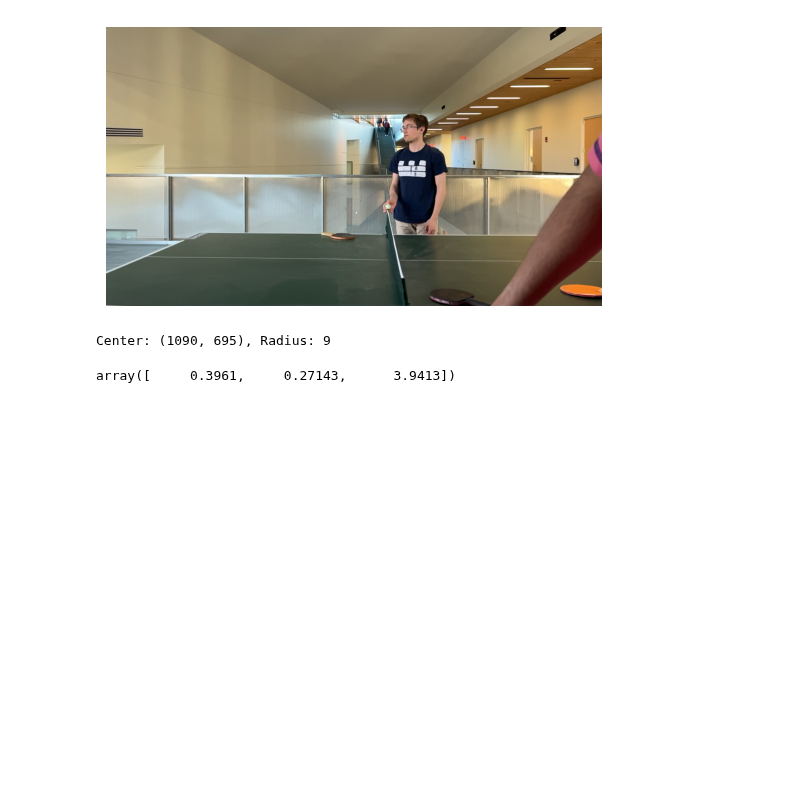
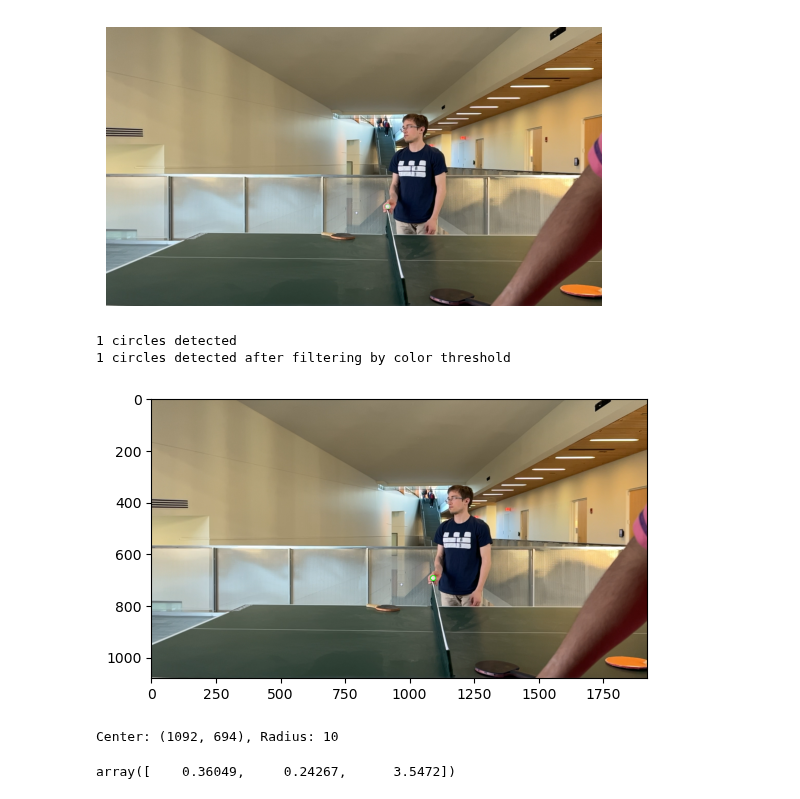
Before and after one commit to Priyanshu4/PingPongTracking, a Jupyter notebook: notebooks/calibration_test.ipynb, the cells around one changed output. Cells and saved outputs as stored; diff of their text form; code cells hidden in the pictures; blank space fills up the shorter version.

Commit message:
Circle detection with cv2.HoughCircles

```diff
--- a/notebooks/calibration_test.ipynb
+++ b/notebooks/calibration_test.ipynb
@@ -109,0 +66,12 @@ else:
+# %%
+circle_detector = CircleDetector()
+circles = circle_detector.hough_circles(ping_pong_ball_close_image, minRadius=10, maxRadius=30, param1=50, param2=30, minDist=20)
+print(f"{len(circles)} circles detected")
+sensitivity = 50
+lower_white = np.array([0,0,255-sensitivity])
+upper_white = np.array([255,sensitivity,255])
+circles = circle_detector.filter_circles_by_color_threshold(ping_pong_ball_close_image, circles, color_low_hsv=lower_white, color_high_hsv=upper_white, threshold=0.3)
+print(f"{len(circles)} circles detected after filtering by color threshold")
+
+aug_img = circle_detector.draw_circles(ping_pong_ball_close_image, circles, color=(0, 255, 0), thickness=2)
+_ = plt.imshow(cv2.cvtColor(aug_img, cv2.COLOR_BGR2RGB))
@@ -134,14 +106,34 @@ plt.axis('off')
 plt.show()
 # %% [output]
 [figure]
+# %%
+circles = circle_detector.hough_circles(ping_pong_ball_far_image, minRadius=5, maxRadius=20, param1=50, param2=30, minDist=10)
+print(f"{len(circles)} circles detected")
+sensitivity = 50
+lower_white = np.array([0,0,255-sensitivity])
+upper_white = np.array([255,sensitivity,255])
+circles = circle_detector.filter_circles_by_color_threshold(ping_pong_ball_far_image, circles, color_low_hsv=lower_white, color_high_hsv=upper_white, threshold=0.3)
+print(f"{len(circles)} circles detected after filtering by color threshold")
+
+aug_img = circle_detector.draw_circles(ping_pong_ball_far_image, circles, color=(0, 255, 0), thickness=2)
+_ = plt.imshow(cv2.cvtColor(aug_img, cv2.COLOR_BGR2RGB))
+# %% [output]
+1 circles detected
+1 circles detected after filtering by color threshold
+[figure, added]
 # %%
+ping_pong_ball = circles[0]
+ping_pong_ball_center_x = ping_pong_ball[0]
+ping_pong_ball_center_y = ping_pong_ball[1]
+ping_pong_ball_radius = ping_pong_ball[2]
+
 print(f'Center: ({ping_pong_ball_center_x}, {ping_pong_ball_center_y}), Radius: {ping_pong_ball_radius}')
 
 ball_position_far = position_estimator.ball_position_camera_reference_frame(ping_pong_ball_center_x, ping_pong_ball_center_y, ping_pong_ball_radius * 2)
 ball_position_far
 # %% [output]
-Center: (1090, 695), Radius: 9
+Center: (1092, 694), Radius: 10
-array([     0.3961,     0.27143,      3.9413])
+array([    0.36049,     0.24267,      3.5472])
 # %%
 # In the camera reference frame, we expect the difference
 
```
Also changed, not shown: parts of 5 cells of this notebook, 4 other files.
